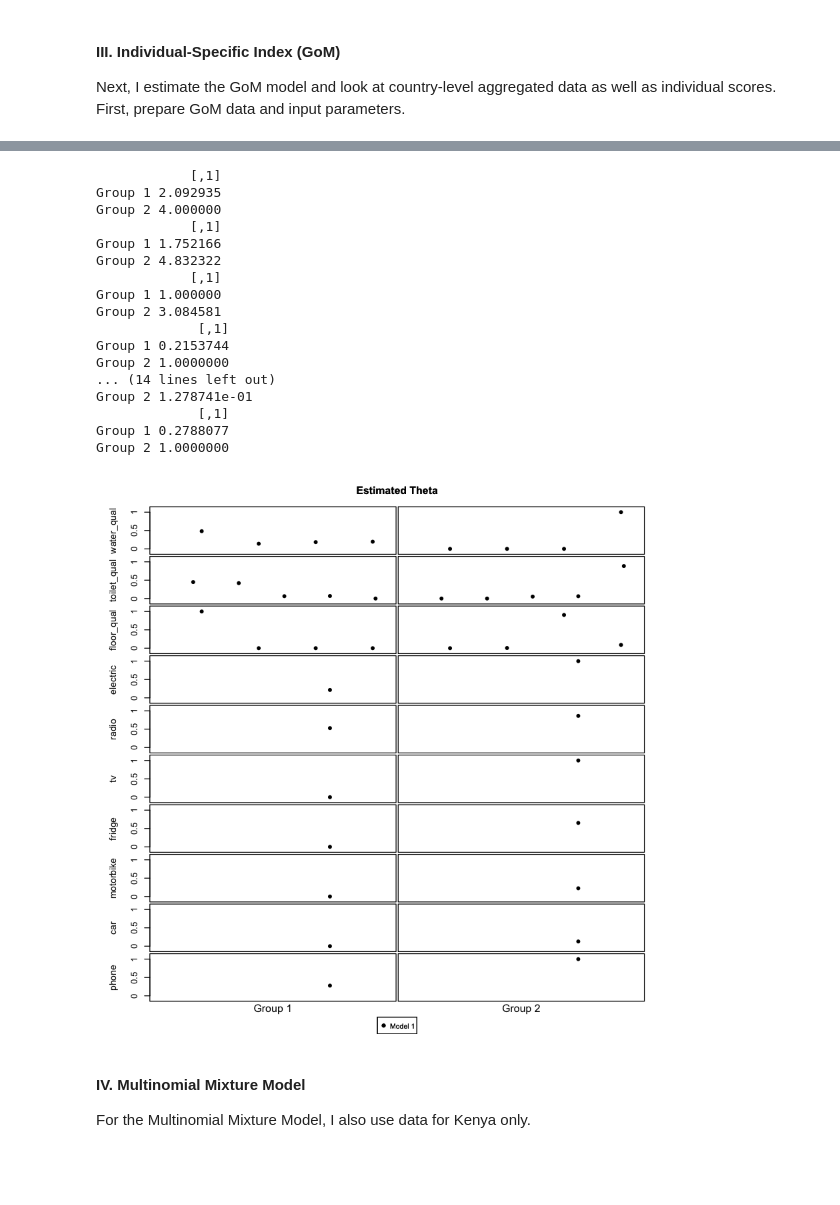
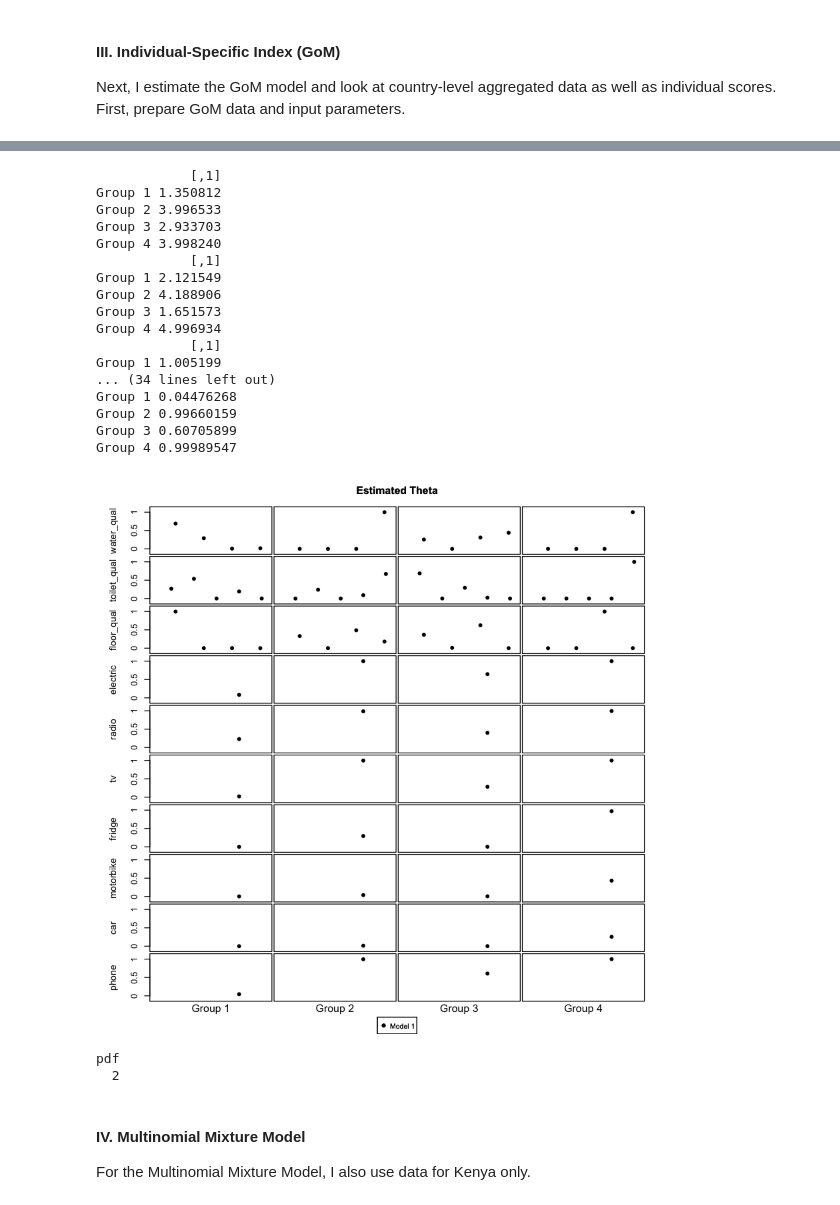
Before and after one commit to evanmunro/lda-survey-exp, a Jupyter notebook: static_model_examples.ipynb, the cells around one changed output, grey strips where cells are left out. Cells and saved outputs as stored; diff of their text form; code cells hidden in the pictures; blank space fills up the shorter version.

```diff
--- a/static_model_examples.ipynb
+++ b/static_model_examples.ipynb
@@ -93,7 +102,7 @@ pca <- prcomp(subsaharan[,index.vars], center = TRUE,scale. = TRUE)
 fprit <- prcomp(subsaharan.fprit,center=TRUE,scale.=TRUE)
 pchlor <- fa(subsaharan[,index.vars],rotation=None, cor="poly")
 
-subsaharan$pca = pca$x[,1]
+subsaharan$pca = -pca$x[,1]
 subsaharan$fprit = -fprit$x[,1]
 subsaharan$pchlor= pchlor$scores[,1]
 # %% [output]
@@ -207,7 +191,7 @@ ERROR: Error in FUN(X[[i]], ...): object 'lda' not found
 
 Next, I estimate the GoM model and look at country-level aggregated data as well as individual scores. First, prepare GoM data and input parameters.
 # %%
-K=2
+K=4
 
 subsaharan.gom = subsaharan[,index.vars]
 subsaharan.gom[,polyt] = subsaharan.gom[,polyt] -1
@@ -270,39 +259,49 @@ Fit Complete! Elbo: -1.09651e+06 Iter: 89
 # %%
 model.gom <- out
 theta.gom = t(t(phis)/colSums(t(phis)))
 #head(theta.gom)
 
 beta.gom <- out$theta
 
-subsaharan$gom <- theta.gom[,1]
+subsaharan$gom <- theta.gom[,2]
 
 plot(out,type="theta",varNames=index.vars)
 #head(subsaharan)
 #cor.test(subsaharan$gom,subsaharan$pca)
 
 
 for (j in 1:length(index.vars)) {
     print(as.matrix(beta.gom[j,,])%*%matrix (1:5, nrow = 5, ncol = 1))
 }
 # %% [output]
             [,1]
-Group 1 2.092935
-Group 2 4.000000
+Group 1 1.350812
+Group 2 3.996533
+Group 3 2.933703
+Group 4 3.998240
             [,1]
-Group 1 1.752166
-Group 2 4.832322
+Group 1 2.121549
+Group 2 4.188906
+Group 3 1.651573
+Group 4 4.996934
             [,1]
-Group 1 1.000000
-Group 2 3.084581
-             [,1]
-Group 1 0.2153744
-Group 2 1.0000000
-... (14 lines left out)
-Group 2 1.278741e-01
-             [,1]
-Group 1 0.2788077
-Group 2 1.0000000
+Group 1 1.005199
+... (34 lines left out)
+Group 1 0.04476268
+Group 2 0.99660159
+Group 3 0.60705899
+Group 4 0.99989547
-[figure, old version]
+[figure, new version]
+# %%
+setwd("~/Documents/Github/multinomial-ts-paper")
+source("utils.R")
+setwd("~/Dropbox/evan/notes/figures/")
+pdf("gomk4.pdf", width = 5, height = 7)
+vizTheta(out,varNames=index.vars,main="Estimated Beta",groupNames=c("Profile 1","Profile 2","Profile 3","Profile 4"))
+dev.off()
+# %% [output]
+pdf
+  2
 # %% [markdown]
 #### IV. Multinomial Mixture Model
 
```
Also changed, not shown: parts of 7 cells of this notebook, 1 other file.
